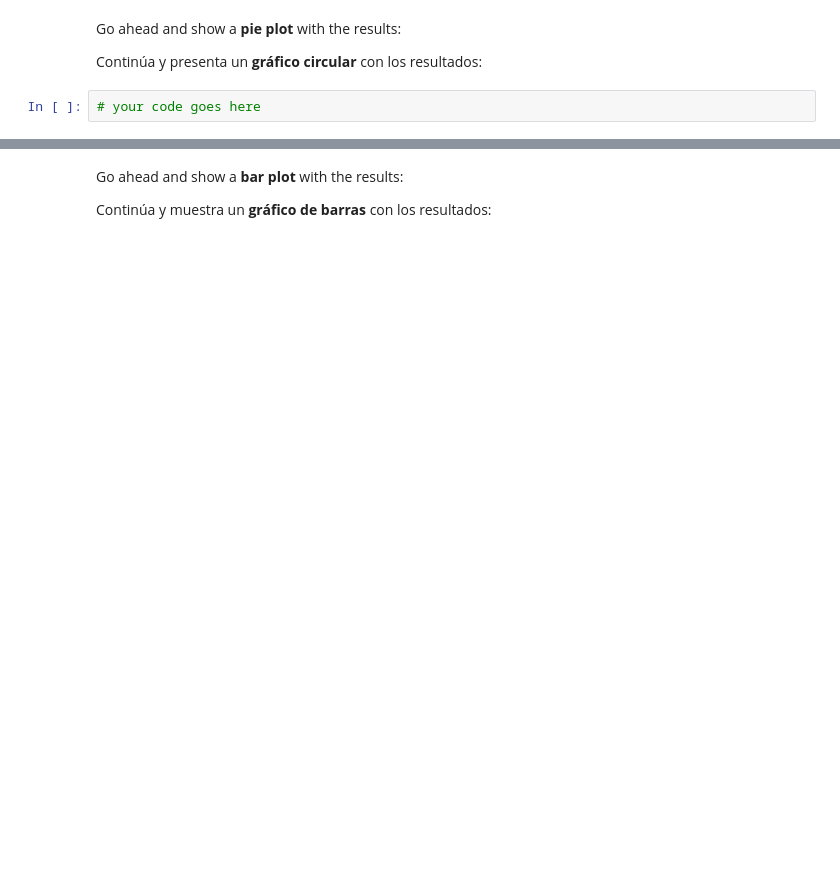
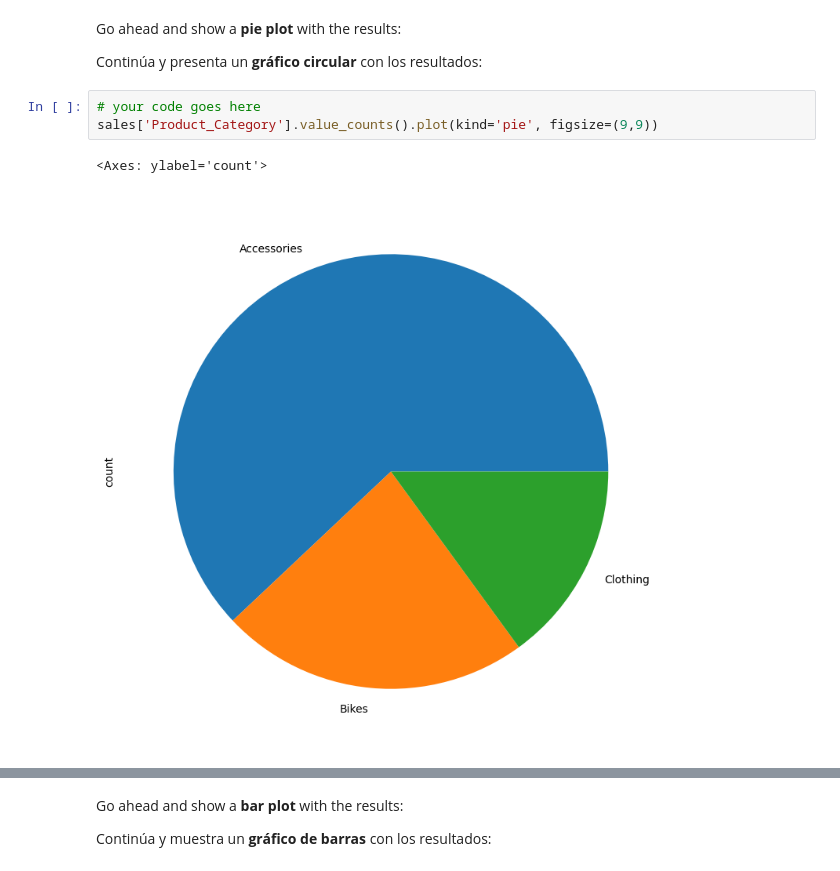
Before and after one commit to TonyGael/FCC_Pandas_Real_Life_Example, a Jupyter notebook: Exercises_1.ipynb, the cells around one changed output, grey strips where cells are left out. Saved outputs shown, nothing was run; the diff lists cells and outputs as text; blank space fills up the shorter version.

```diff
--- a/Exercises_1.ipynb
+++ b/Exercises_1.ipynb
@@ -494,6 +525,10 @@ Go ahead and show a <b>pie plot</b> with the results:
 Continúa y presenta un <b>gráfico circular</b> con los resultados:
 # %%
 # your code goes here
+sales['Product_Category'].value_counts().plot(kind='pie', figsize=(9,9))
+# %% [output]
+<Axes: ylabel='count'>
+[figure, added]
 # %% [markdown]
 ![green-divider](https://user-images.githubusercontent.com/7065401/52071924-c003ad80-2562-11e9-8297-1c6595f8a7ff.png)
 
```
Also changed, not shown: parts of 17 cells of this notebook.
